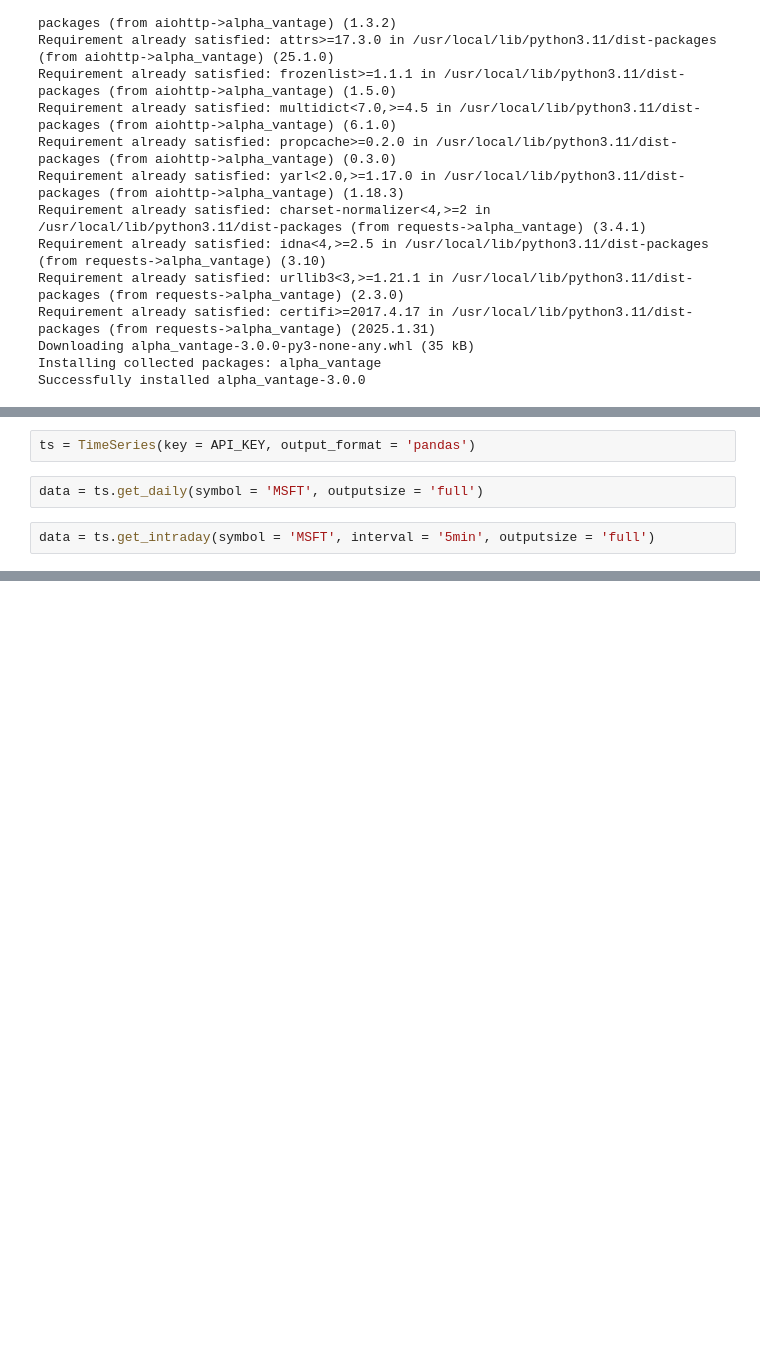
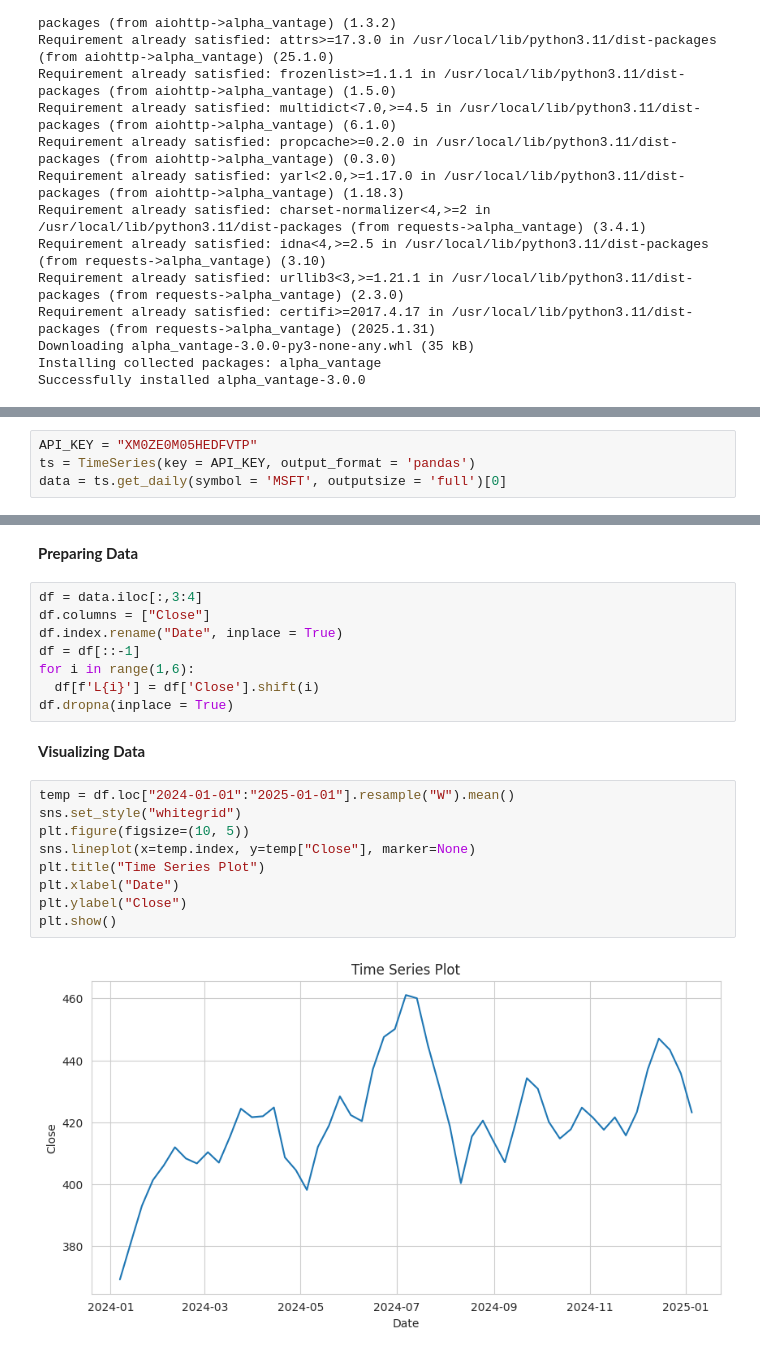
Before and after one commit to meerilahi/algoTrading, a Jupyter notebook: new_notebook.ipynb, the cells around one changed output, grey strips where cells are left out. Saved outputs shown, nothing was run; the diff lists cells and outputs as text; blank space fills up the shorter version.

Commit message:
Preparing data for ML Model

```diff
--- a/new_notebook.ipynb
+++ b/new_notebook.ipynb
@@ -27,6 +37,4 @@ import pandas as pd
 # %%
+API_KEY = "XM0ZE0M05HEDFVTP"
 ts = TimeSeries(key = API_KEY, output_format = 'pandas')
+data = ts.get_daily(symbol = 'MSFT', outputsize = 'full')[0]
-# %%
-data = ts.get_daily(symbol = 'MSFT', outputsize = 'full')
-# %%
-data = ts.get_intraday(symbol = 'MSFT', interval = '5min', outputsize = 'full')
@@ -52,0 +41,23 @@ data
+# %% [markdown]
+**Preparing Data**
+# %%
+df = data.iloc[:,3:4]
+df.columns = ["Close"]
+df.index.rename("Date", inplace = True)
+df = df[::-1]
+for i in range(1,6):
+  df[f'L{i}'] = df['Close'].shift(i)
+df.dropna(inplace = True)
+# %% [markdown]
+**Visualizing Data**
+# %%
+temp = df.loc["2024-01-01":"2025-01-01"].resample("W").mean()
+sns.set_style("whitegrid")
+plt.figure(figsize=(10, 5))
+sns.lineplot(x=temp.index, y=temp["Close"], marker=None)
+plt.title("Time Series Plot")
+plt.xlabel("Date")
+plt.ylabel("Close")
+plt.show()
+# %% [output]
+[figure, added]
```
Also changed, not shown: parts of 7 cells of this notebook.
